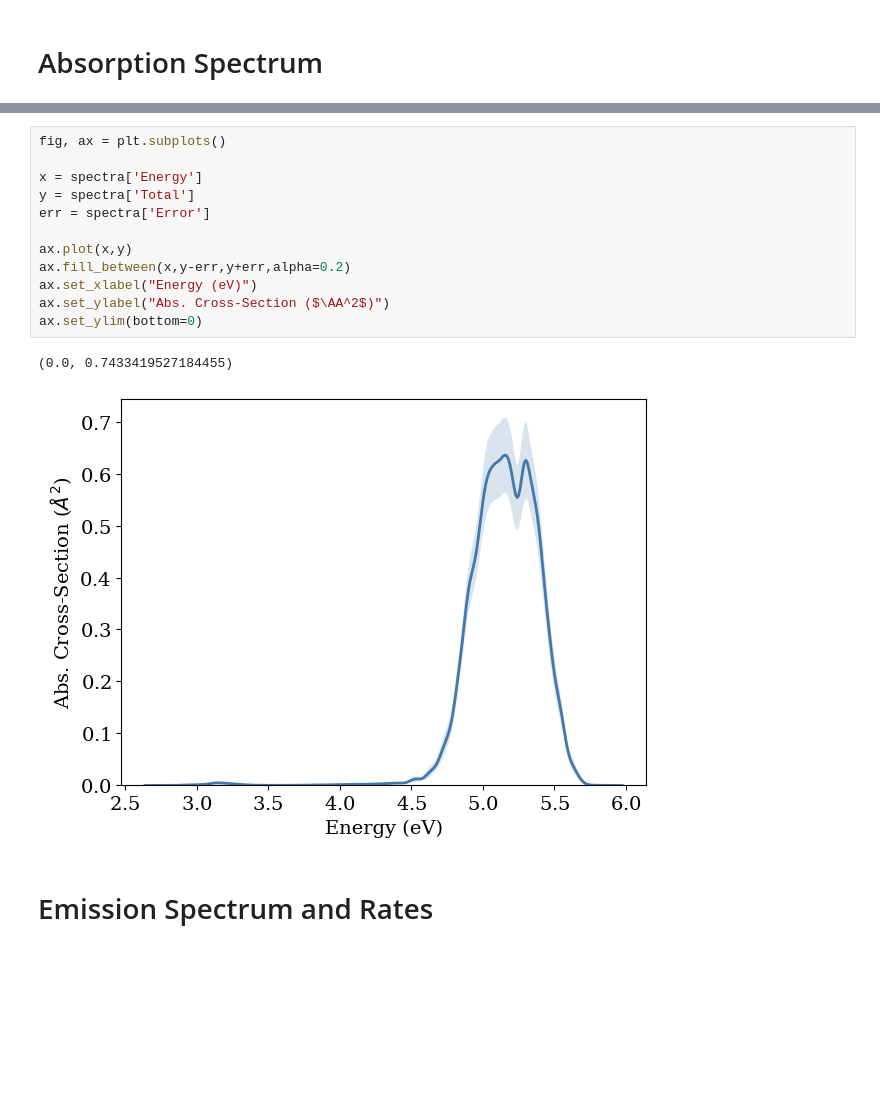
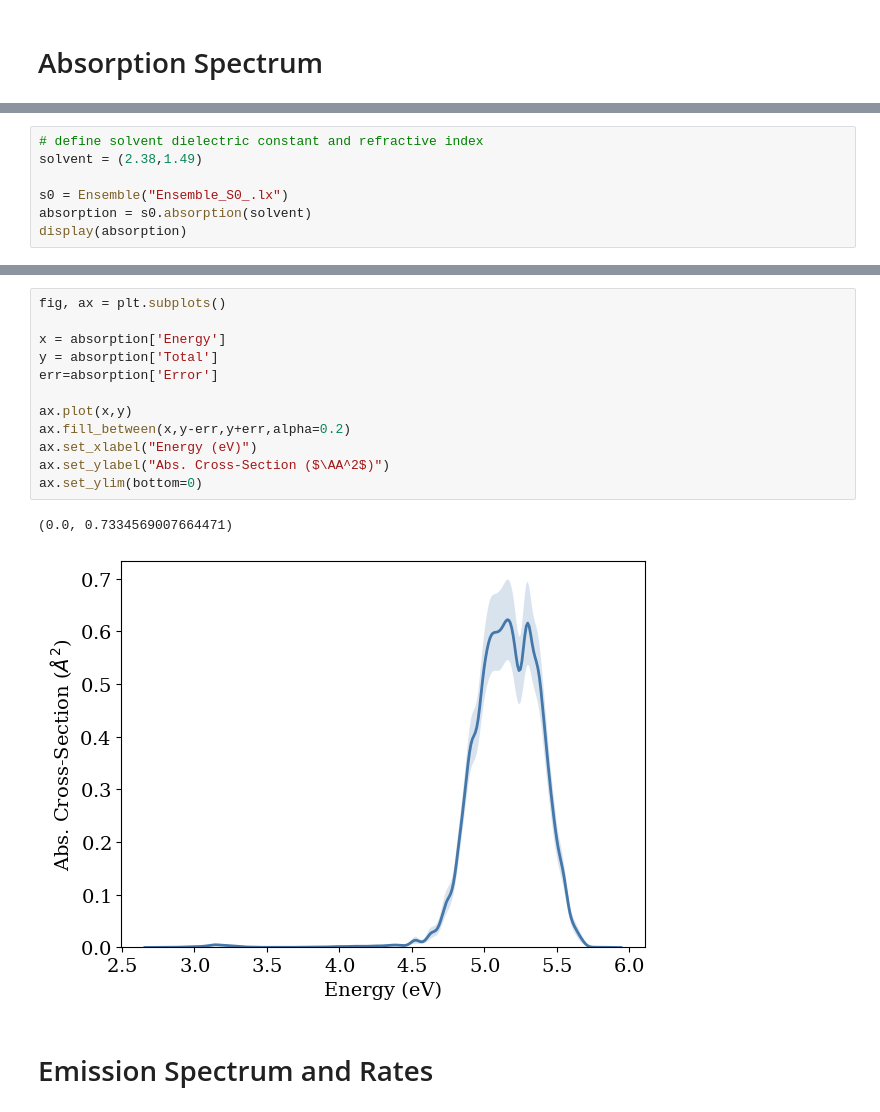
Before and after one commit to LeonardoESousa/nemoview, a Jupyter notebook: Tutorial/API.ipynb, the cells around one changed output, grey strips where cells are left out. Saved outputs shown, nothing was run; the diff lists cells and outputs as text; blank space fills up the shorter version.

```diff
--- a/Tutorial/API.ipynb
+++ b/Tutorial/API.ipynb
@@ -38,0 +10,7 @@ spectra
+# %%
+# define solvent dielectric constant and refractive index
+solvent = (2.38,1.49)
+
+s0 = Ensemble("Ensemble_S0_.lx")
+absorption = s0.absorption(solvent)
+display(absorption)
@@ -39,17 +31,17 @@ spectra
 # %%
 fig, ax = plt.subplots()
 
-x = spectra['Energy']
-y = spectra['Total']
-err = spectra['Error']
+x = absorption['Energy']
+y = absorption['Total']
+err=absorption['Error']
 
 ax.plot(x,y)
 ax.fill_between(x,y-err,y+err,alpha=0.2)
 ax.set_xlabel("Energy (eV)")
 ax.set_ylabel("Abs. Cross-Section ($\AA^2$)")
 ax.set_ylim(bottom=0)
 # %% [output]
-(0.0, 0.7433419527184455)
+(0.0, 0.7334569007664471)
-[figure, old version]
+[figure, new version]
 # %% [markdown]
 # Emission Spectrum and Rates
```
Also changed, not shown: parts of 11 cells of this notebook, 1 other file.
